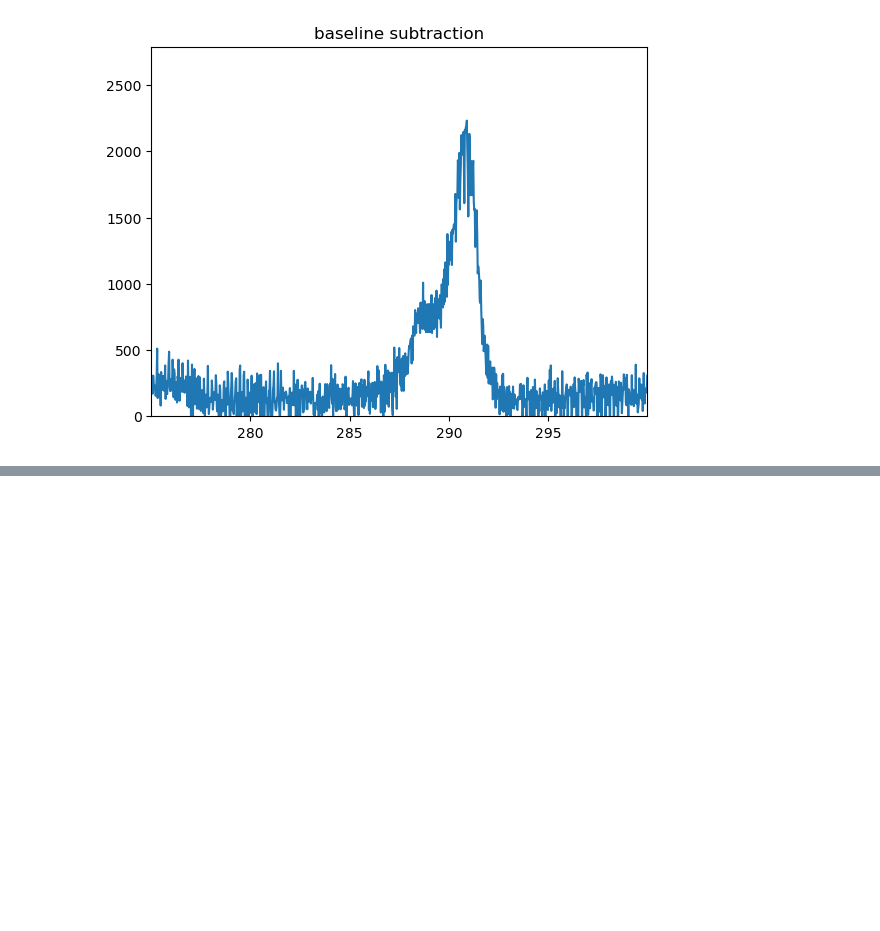
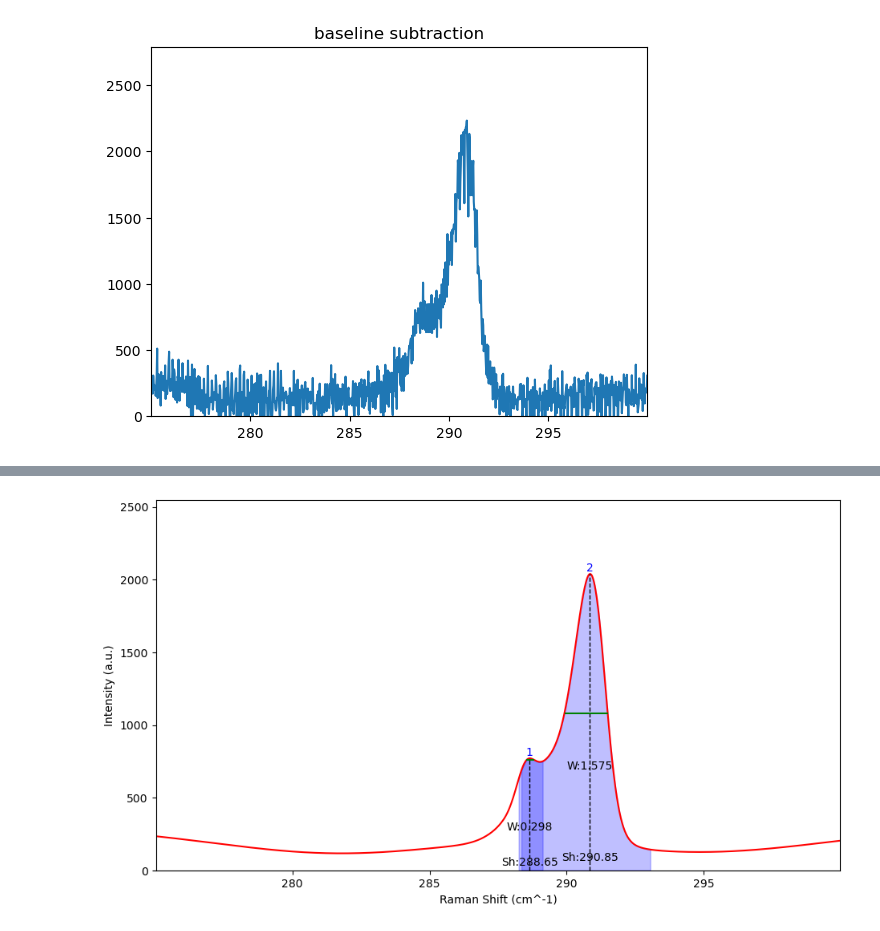
Before and after one commit to eridanirojas/2DTMD_ANML, a Jupyter notebook: raman_processing/XPStest.ipynb, the cells around one changed output, grey strips where cells are left out. Drawn from its saved outputs; the diff is of its cells as text; code cells hidden in the pictures; blank space fills up the shorter version.

```diff
--- a/raman_processing/XPStest.ipynb
+++ b/raman_processing/XPStest.ipynb
@@ -143,0 +121,4 @@ plot_xps(x,gy, mtl_name = "1s Carbon")
+# %%
+vis.plot_spectrum(x,gy,peaks, labels = ["1", "2"])
+# %% [output]
+[figure, added]
```
Also changed, not shown: parts of 16 cells of this notebook, 4 other files.
